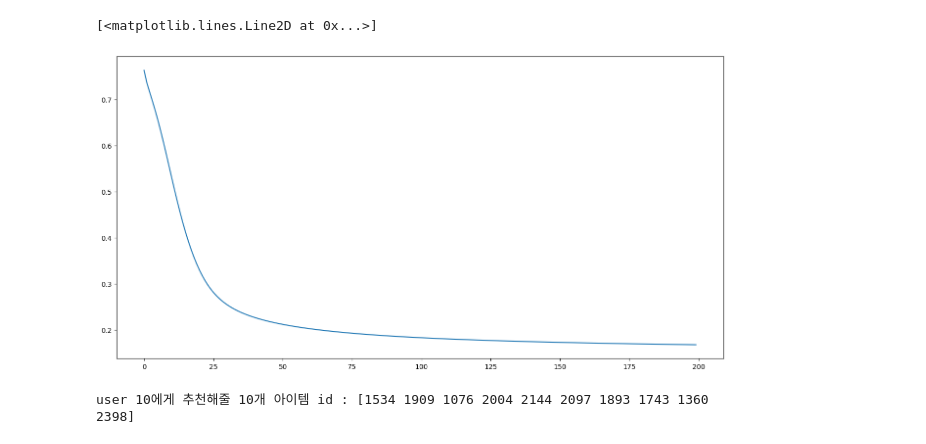
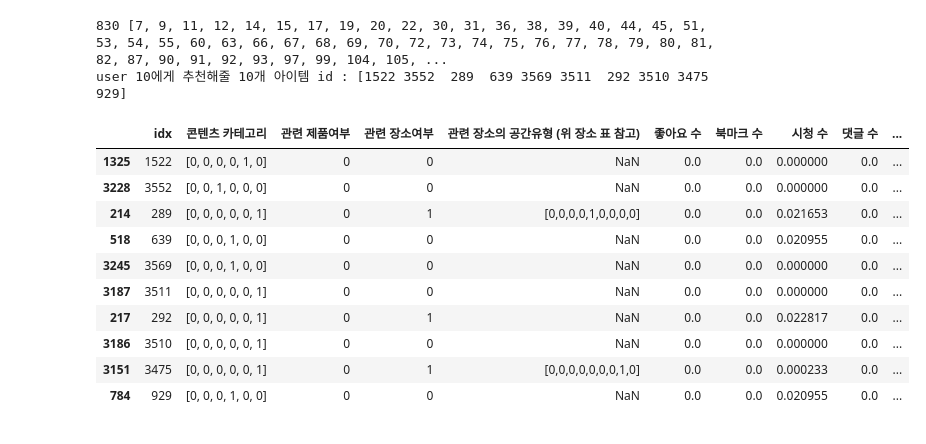
Before and after one commit to pjh09050/Whyout, a Jupyter notebook: SGD.ipynb, the cells around one changed output. Saved outputs shown, nothing was run; the diff lists cells and outputs as text; code cells hidden in the pictures.

```diff
--- a/SGD.ipynb
+++ b/SGD.ipynb
@@ -12,0 +169,18 @@ video = pd.read_csv('../Data/whyout_data/video.csv') # shape(3250, 9), video idx
+# %%
+if __name__ == "__main__":
+    # rating matrix - User X Item : (사용자 수 X 아이템 수)
+    # U, V is (사용자 수 X k), (k X 아이템 수) matrix
+    R = np.array(drop_user_place)
+    factorizer = SGD(R, k=50, learning_rate=0.01, reg_param=0.01, epochs=1000, verbose=True)
+    cost_list = factorizer.fit()
+    complete_matrix = factorizer.get_complete_matrix()
+
+    R1 = np.array(drop_user_product)
+    factorizer = SGD(R1, k=20, learning_rate=0.01, reg_param=0.01, epochs=1000, verbose=True)
+    cost_list1 = factorizer.fit()
+    complete_matrix1 = factorizer.get_complete_matrix()
+
+    R2 = np.array(drop_user_video)
+    factorizer = SGD(R2, k=40, learning_rate=0.01, reg_param=0.01, epochs=1000, verbose=True)
+    cost_list2 = factorizer.fit()
+    complete_matrix2 = factorizer.get_complete_matrix()
@@ -12,0 +226,9 @@ video = pd.read_csv('../Data/whyout_data/video.csv') # shape(3250, 9), video idx
+# %%
+df = pd.DataFrame(complete_matrix).astype(dtype='float16')
+df.to_csv('drop_place_k50epochs1000.csv', index=False)
+
+df1 = pd.DataFrame(complete_matrix1).astype(dtype='float16')
+df1.to_csv('drop_product_k20epochs1000.csv', index=False)
+
+df2 = pd.DataFrame(complete_matrix2).astype(dtype='float16')
+df2.to_csv('drop_video_k40epochs1000.csv', index=False)
@@ -218,6 +242,0 @@ Final RMSE:
-# %%
-plt.figure(figsize=(16,8))
-plt.plot(cost_list)
-# %% [output]
-[<matplotlib.lines.Line2D at 0x...>]
-[figure, removed]
@@ -231,5 +243,5 @@ sgd_video_df = pd.read_csv('../Data/whyout_data/sgd_result/video_epochs1000.csv'
 # %%
-def recommend_movies(df_sgd_preds, user_id, item_df, ratings_df, num_recommendations):
+def recommend_items(df_sgd_preds, user_id, item_df, ratings_df, num_recommendations):
     """
     :param df_sgd_preds: SGD 예측 평점 데이터프레임
     :param user_id: 사용자 ID
@@ -243,6 +255,7 @@ def recommend_movies(df_sgd_preds, user_id, item_df, ratings_df, num_recommendat
 
     # 사용자가 이미 평가한 상품의 인덱스를 추출
     user_history_indices = [int(i) for i in user_data[user_data > 0].index.tolist()]
+    print(len(user_history_indices),user_history_indices)
 
     # SVD를 통해 예측된 사용자의 상품 평점을 기반으로 상품 데이터를 정렬
     user_row_number = user_id - 1
@@ -263,9 +276,22 @@ def recommend_movies(df_sgd_preds, user_id, item_df, ratings_df, num_recommendat
     recommendations = recommendations.rename(columns={user_row_number: 'Predictions'}).sort_values('Predictions', ascending=False).iloc[:num_recommendations]
     print(f"user {user_id}에게 추천해줄 {num_recommendations}개 아이템 id : {recommendations['idx'].values}")
     return user_history_indices, recommendations
-
-# 함수 사용 예시
-df_sgd_preds = sgd_place_df
-already_rated, predictions = recommend_movies(df_sgd_preds, 10, place, index_null_del_user_place, 10)
-# %% [output]
-user 10에게 추천해줄 10개 아이템 id : [1534 1909 1076 2004 2144 2097 1893 1743 1360 2398]
+# %%
+already_rated, predictions1 = recommend_items(sgd_video_df_full, 10, video, drop_user_place, 10)
+# %% [output]
+830 [7, 9, 11, 12, 14, 15, 17, 19, 20, 22, 30, 31, 36, 38, 39, 40, 44, 45, 51, 53, 54, 55, 60, 63, 66, 67, 68, 69, 70, 72, 73, 74, 75, 76, 77, 78, 79, 80, 81, 82, 87, 90, 91, 92, 93, 97, 99, 104, 105, ...
+user 10에게 추천해줄 10개 아이템 id : [1522 3552  289  639 3569 3511  292 3510 3475  929]
+# %%
+predictions1
+# %% [output]
+|  | idx | 콘텐츠 카테고리 | 관련 제품여부 | 관련 장소여부 | 관련 장소의 공간유형 (위 장소 표 참고) | 좋아요 수 | 북마크 수 | 시청 수 | 댓글 수 | ... |
+| 1325 | 1522 | [0, 0, 0, 0, 1, 0] | 0 | 0 | NaN | 0.0 | 0.0 | 0.000000 | 0.0 | ... |
+| 3228 | 3552 | [0, 0, 1, 0, 0, 0] | 0 | 0 | NaN | 0.0 | 0.0 | 0.000000 | 0.0 | ... |
+| 214 | 289 | [0, 0, 0, 0, 0, 1] | 0 | 1 | [0,0,0,0,1,0,0,0,0] | 0.0 | 0.0 | 0.021653 | 0.0 | ... |
+| 518 | 639 | [0, 0, 0, 1, 0, 0] | 0 | 0 | NaN | 0.0 | 0.0 | 0.020955 | 0.0 | ... |
+| 3245 | 3569 | [0, 0, 0, 1, 0, 0] | 0 | 0 | NaN | 0.0 | 0.0 | 0.000000 | 0.0 | ... |
+| 3187 | 3511 | [0, 0, 0, 0, 0, 1] | 0 | 0 | NaN | 0.0 | 0.0 | 0.000000 | 0.0 | ... |
+| 217 | 292 | [0, 0, 0, 0, 0, 1] | 0 | 1 | NaN | 0.0 | 0.0 | 0.022817 | 0.0 | ... |
+| 3186 | 3510 | [0, 0, 0, 0, 0, 1] | 0 | 0 | NaN | 0.0 | 0.0 | 0.000000 | 0.0 | ... |
+| 3151 | 3475 | [0, 0, 0, 0, 0, 1] | 0 | 1 | [0,0,0,0,0,0,0,1,0] | 0.0 | 0.0 | 0.000233 | 0.0 | ... |
+| 784 | 929 | [0, 0, 0, 1, 0, 0] | 0 | 0 | NaN | 0.0 | 0.0 | 0.020955 | 0.0 | ... |
```
Also changed, not shown: parts of 14 cells of this notebook, 4 other files.
